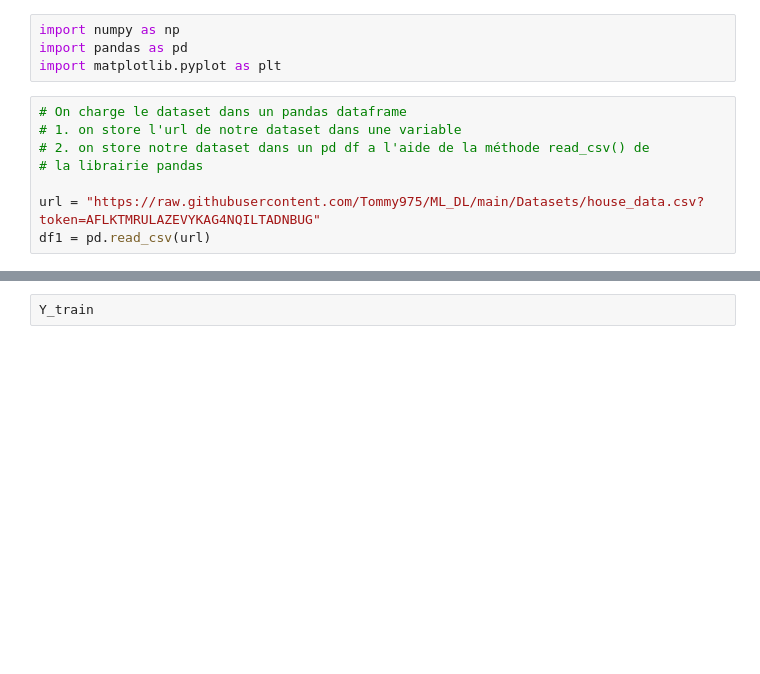
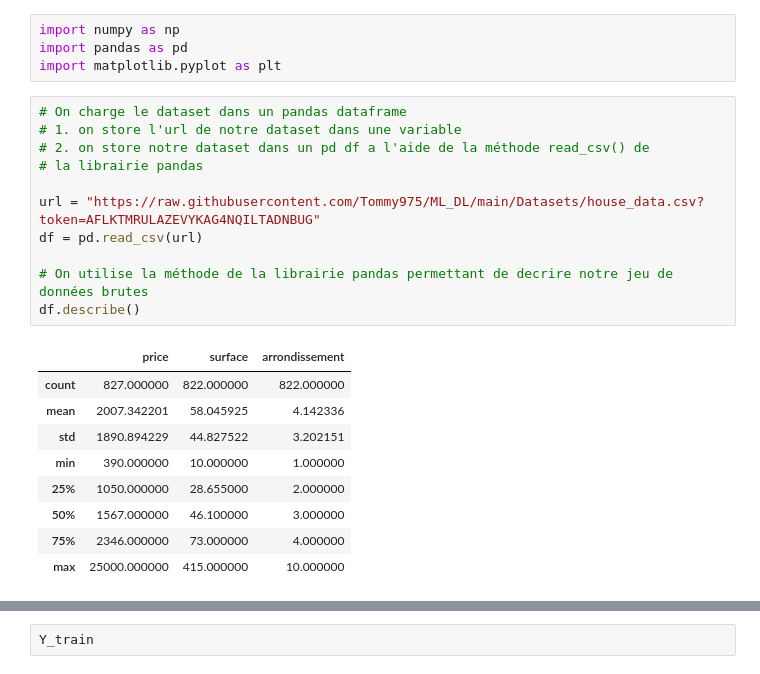
Before and after one commit to Tommy975/ML_Intro, a Jupyter notebook: TP1_ML_OpnClssrm.ipynb, the cells around one changed output, grey strips where cells are left out. Drawn from its saved outputs; the diff is of its cells as text; blank space fills up the shorter version.

```diff
--- a/TP1_ML_OpnClssrm.ipynb
+++ b/TP1_ML_OpnClssrm.ipynb
@@ -7,8 +7,21 @@ import matplotlib.pyplot as plt
 # %%
 # On charge le dataset dans un pandas dataframe
 # 1. on store l'url de notre dataset dans une variable
 # 2. on store notre dataset dans un pd df a l'aide de la méthode read_csv() de
 # la librairie pandas
 
 url = "https://raw.githubusercontent.com/Tommy975/ML_DL/main/Datasets/house_data.csv?token=AFLKTMRULAZEVYKAG4NQILTADNBUG"
-df1 = pd.read_csv(url)
+df = pd.read_csv(url)
+
+# On utilise la méthode de la librairie pandas permettant de decrire notre jeu de données brutes
+df.describe()
+# %% [output]
+|  | price | surface | arrondissement |
+| count | 827.000000 | 822.000000 | 822.000000 |
+| mean | 2007.342201 | 58.045925 | 4.142336 |
+| std | 1890.894229 | 44.827522 | 3.202151 |
+| min | 390.000000 | 10.000000 | 1.000000 |
+| 25% | 1050.000000 | 28.655000 | 2.000000 |
+| 50% | 1567.000000 | 46.100000 | 3.000000 |
+| 75% | 2346.000000 | 73.000000 | 4.000000 |
+| max | 25000.000000 | 415.000000 | 10.000000 |
```
Also changed, not shown: parts of 14 cells of this notebook.
